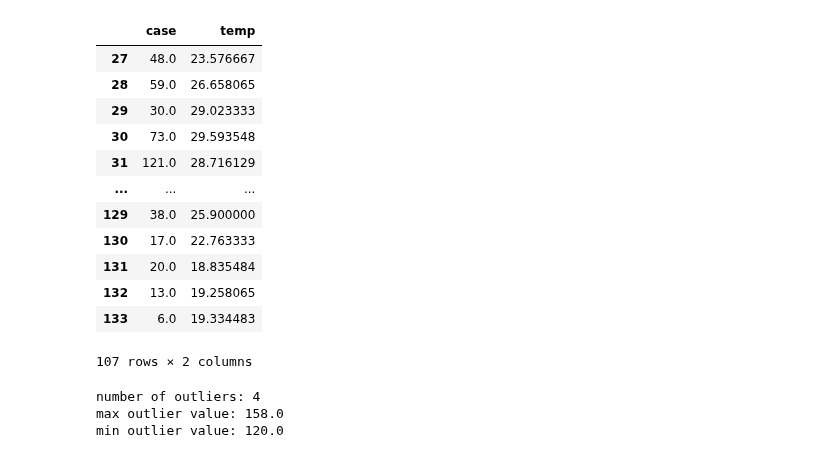
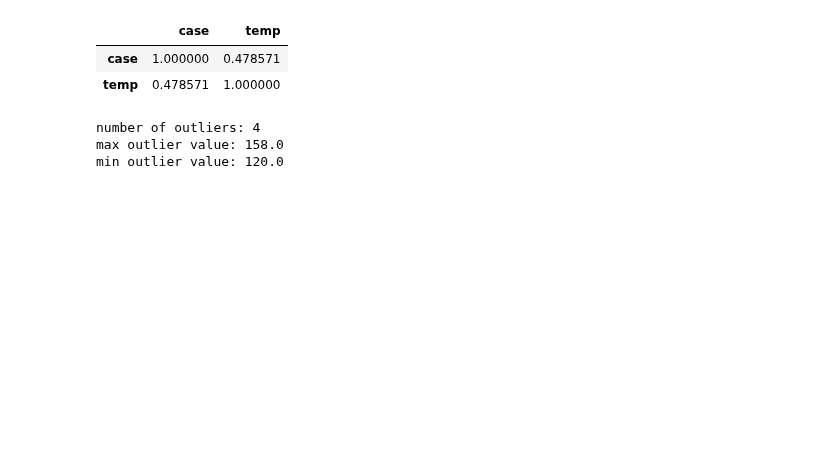
Before and after one commit to meonghiem/GR3, a Jupyter notebook: src/month/features_month.ipynb, the cells around one changed output. Drawn from its saved outputs; the diff is of its cells as text; code cells hidden in the pictures; blank space fills up the shorter version.

```diff
--- a/src/month/features_month.ipynb
+++ b/src/month/features_month.ipynb
@@ -1,7 +1,7 @@
 # %%
 from pandas import read_csv
 
-def read_data(file_path, num_features = 1):
+def read_data(file_path, num_features = 2):
     series_influ_A_df = read_csv(file_path, engine='python')
     series_influ_A_df = series_influ_A_df.rename(columns= {"Influenza A - All types of surveillance": "case"})
 
@@ -9,27 +9,17 @@ def read_data(file_path, num_features = 1):
     # since 2020-02-01, it's time for covid
 
     series_influ_A_df = series_influ_A_df.loc [(series_influ_A_df['Month'] >='2011-04-01') & (series_influ_A_df['Month'] <='2020-02-01')]
-    return series_influ_A_df.dropna()[["case", "temp"]]
+    return series_influ_A_df.dropna()[["case", "temp", "dew", "tempmax", "humidity","tempmin","windspeed"][:num_features]]
 
 file_path = '../../temp_data/influA_vietnam_temp_month.csv'
 #Load data set
 df = read_data(file_path)
 # %%
-df
+df.corr()
 # %% [output]
 |  | case | temp |
-| 27 | 48.0 | 23.576667 |
-| 28 | 59.0 | 26.658065 |
-| 29 | 30.0 | 29.023333 |
-| 30 | 73.0 | 29.593548 |
-| 31 | 121.0 | 28.716129 |
-| ... | ... | ... |
-| 129 | 38.0 | 25.900000 |
-| 130 | 17.0 | 22.763333 |
-| 131 | 20.0 | 18.835484 |
-| 132 | 13.0 | 19.258065 |
-| 133 | 6.0 | 19.334483 |
+| case | 1.000000 | 0.478571 |
+| temp | 0.478571 | 1.000000 |
-107 rows × 2 columns
 # %%
 import numpy as np
 from sklearn.metrics import r2_score
```
Also changed, not shown: parts of 13 cells of this notebook.
